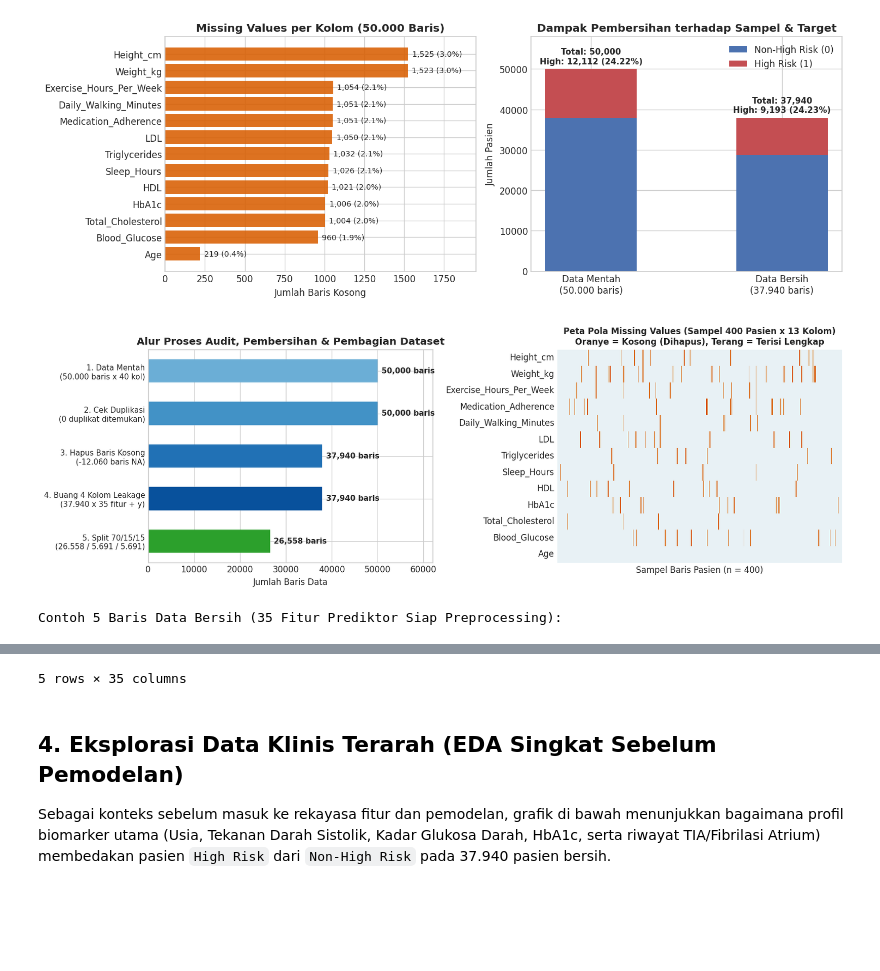
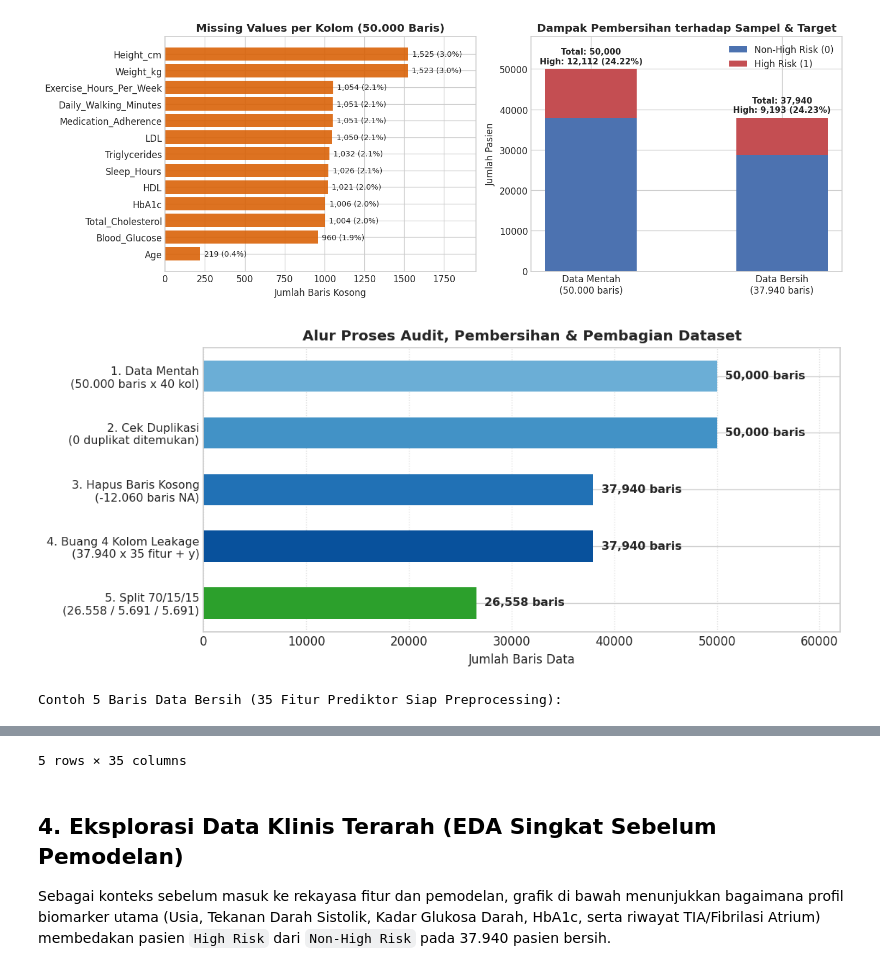
Before and after one commit to ravi-arnan/machine-learning, a Jupyter notebook: colab-hasil/15_presentasi_uas_full_dataset_hasil.ipynb, the cells around one changed output, grey strips where cells are left out. Drawn from its saved outputs; the diff is of its cells as text; code cells hidden in the pictures; blank space fills up the shorter version.

```diff
--- a/colab-hasil/15_presentasi_uas_full_dataset_hasil.ipynb
+++ b/colab-hasil/15_presentasi_uas_full_dataset_hasil.ipynb
@@ -295,47 +295,34 @@ Fitur prediktor valid          : 35 kolom (16 numerik, 19 kategorikal)
 Distribusi Target (0 vs 1)     : 28,747 Non-High (75,77%) | 9,193 High Risk (24.23%)
 [figure]
 # %%
-# Visualisasi Alur Proses Pembersihan Data & Peta Pola Missing Values
-fig, axes = plt.subplots(1, 2, figsize=(13.5, 4.6))
-
-# Panel Kiri: Diagram Alur Proses Data (50.000 -> 37.940 -> Split)
+# Visualisasi Alur Proses Pembersihan Data (50.000 -> 37.940 -> Split)
+plt.figure(figsize=(9.5, 4.2))
 steps_label = [
     "1. Data Mentah\n(50.000 baris x 40 kol)",
     "2. Cek Duplikasi\n(0 duplikat ditemukan)",
     "3. Hapus Baris Kosong\n(-12.060 baris NA)",
     "4. Buang 4 Kolom Leakage\n(37.940 x 35 fitur + y)",
     "5. Split 70/15/15\n(26.558 / 5.691 / 5.691)",
 ]
 steps_vals = [50000, 50000, 37940, 37940, 26558]
 step_colors = ["#6baed6", "#4292c6", "#2171b5", "#08519c", "#2ca02c"]
 y_pos_s = np.arange(len(steps_label))[::-1]
-bars_s = axes[0].barh(y_pos_s, steps_vals, color=step_colors, height=0.55)
-axes[0].set_yticks(y_pos_s)
-axes[0].set_yticklabels(steps_label, fontsize=9)
-axes[0].set_xlabel("Jumlah Baris Data")
-axes[0].set_title("Alur Proses Audit, Pembersihan & Pembagian Dataset", fontweight="bold")
-axes[0].set_xlim(0, 62000)
+bars_s = plt.barh(y_pos_s, steps_vals, color=step_colors, height=0.55)
+plt.yticks(y_pos_s, steps_label, fontsize=9.5)
+plt.xlabel("Jumlah Baris Data")
+plt.title("Alur Proses Audit, Pembersihan & Pembagian Dataset", fontweight="bold")
+plt.xlim(0, 62000)
 for b, v in zip(bars_s, steps_vals):
-    axes[0].text(v + 800, b.get_y() + b.get_height()/2, f"{v:,} baris", va="center", fontsize=9, fontweight="bold")
-
-# Panel Kanan: Heatmap Pola Missing Value pada 400 Sampel Baris Mentah
-na_cols_list = na_nonzero["Kolom"].tolist()
-sample_na = df_raw[na_cols_list].sample(n=400, random_state=SEED).isna().astype(int).T
-sns.heatmap(
-    sample_na, cmap=["#e8f1f5", "#d95f02"], cbar=False, ax=axes[1],
-    xticklabels=False, yticklabels=na_cols_list
-)
-axes[1].set_title("Peta Pola Missing Values (Sampel 400 Pasien x 13 Kolom)\nOranye = Kosong (Dihapus), Terang = Terisi Lengkap", fontweight="bold", fontsize=10)
-axes[1].set_xlabel("Sampel Baris Pasien (n = 400)")
-
+    plt.text(v + 800, b.get_y() + b.get_height()/2, f"{v:,} baris", va="center", fontsize=9.5, fontweight="bold")
+plt.grid(axis="x", linestyle=":", alpha=0.6)
 plt.tight_layout()
-plt.savefig(ASSET_DIR / "fig_01b_alur_proses_dan_missing_map.png", dpi=150, bbox_inches="tight")
+plt.savefig(ASSET_DIR / "fig_01b_alur_proses.png", dpi=150, bbox_inches="tight")
 plt.show()
 
 print("Contoh 5 Baris Data Bersih (35 Fitur Prediktor Siap Preprocessing):")
 display(X.head(5))
 # %% [output]
-[figure, old version]
+[figure, new version]
 Contoh 5 Baris Data Bersih (35 Fitur Prediktor Siap Preprocessing):
 |  | Age | Gender | Country | Height_cm | Weight_kg | BMI | Blood_Pressure_Systolic | Blood_Pressure_Diastolic | ... |
 | 0 | 85.0 | Female | Germany | 175.5 | 103.7 | 33.7 | 108 | 105 | ... |
```
Also changed, not shown: parts of 5 cells of this notebook, 13 other files.
